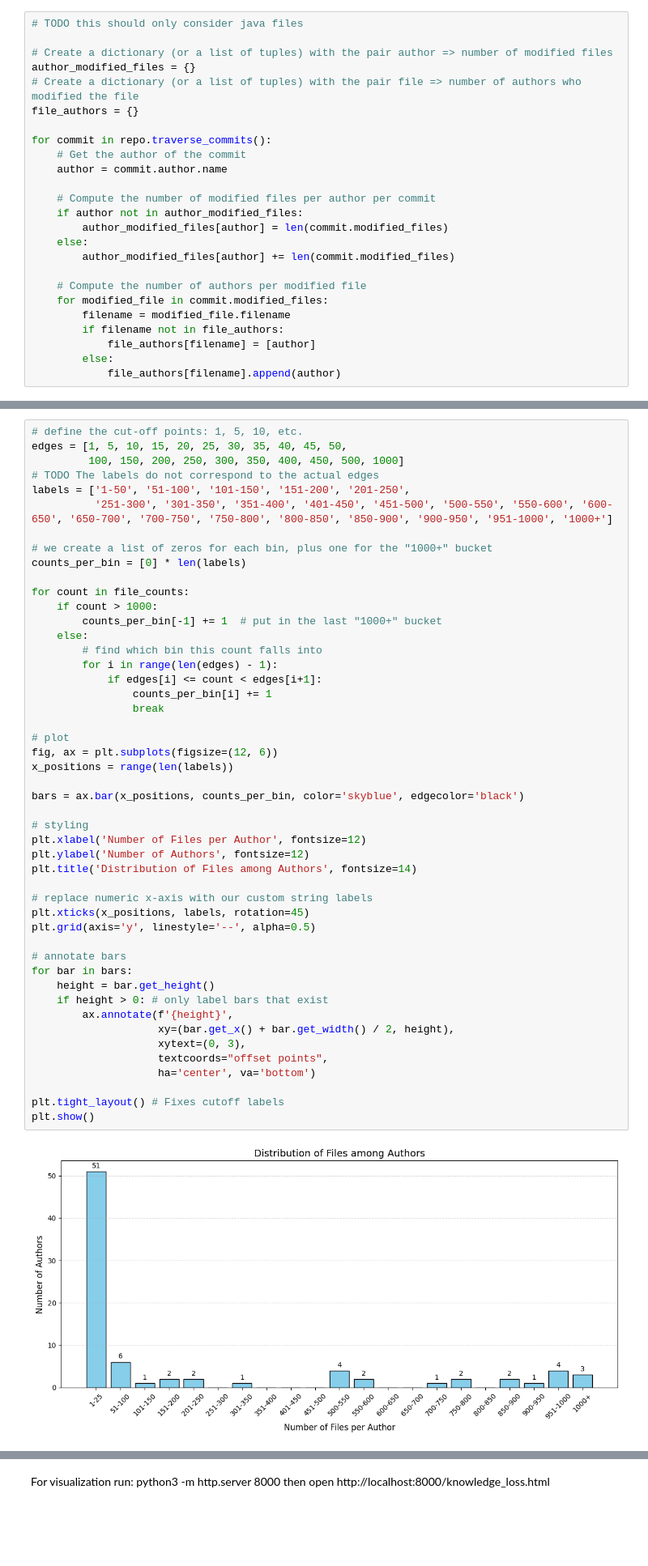
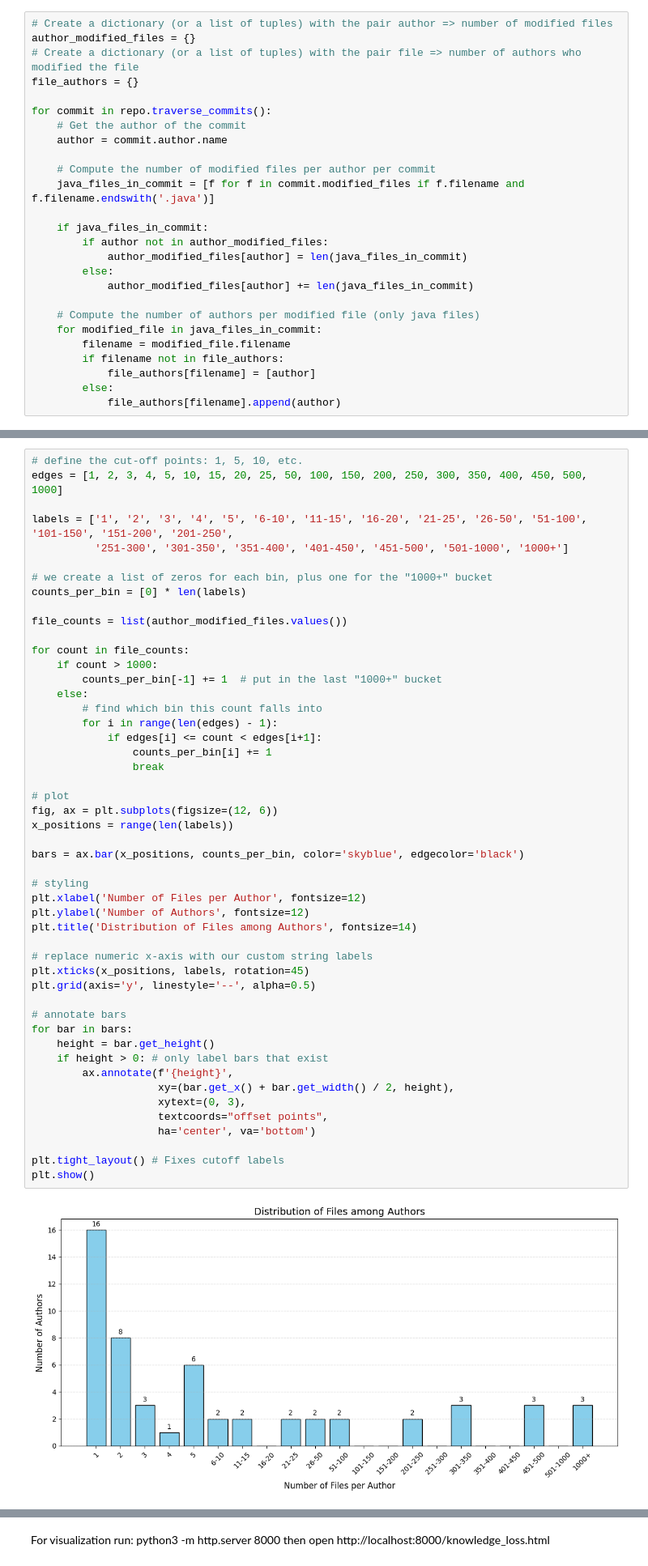
Before and after one commit to Cindylliu/FSS_Assignment_1, a Jupyter notebook: ass2/FSS-SEII-Assignment-2025.ipynb, the cells around one changed output, grey strips where cells are left out. Shown: that part at 81% size. Cells and saved outputs as stored; diff of their text form; blank space fills up the shorter version.

Commit message:
fix: consider only java files

```diff
--- a/ass2/FSS-SEII-Assignment-2025.ipynb
+++ b/ass2/FSS-SEII-Assignment-2025.ipynb
@@ -58,8 +58,6 @@ Using the function defined above, visualize the author contributions (lines adde
 
 Compare the visualization for the 3 packages and comment.
 # %%
-# TODO this should only consider java files
-
 # Create a dictionary (or a list of tuples) with the pair author => number of modified files
 author_modified_files = {}
 # Create a dictionary (or a list of tuples) with the pair file => number of authors who modified the file
@@ -70,13 +68,16 @@ for commit in repo.traverse_commits():
     author = commit.author.name
 
     # Compute the number of modified files per author per commit
-    if author not in author_modified_files:
-        author_modified_files[author] = len(commit.modified_files)
-    else:
-        author_modified_files[author] += len(commit.modified_files)
+    java_files_in_commit = [f for f in commit.modified_files if f.filename and f.filename.endswith('.java')]
 
-    # Compute the number of authors per modified file
-    for modified_file in commit.modified_files:
+    if java_files_in_commit:
+        if author not in author_modified_files:
+            author_modified_files[author] = len(java_files_in_commit)
+        else:
+            author_modified_files[author] += len(java_files_in_commit)
+
+    # Compute the number of authors per modified file (only java files)
+    for modified_file in java_files_in_commit:
         filename = modified_file.filename
         if filename not in file_authors:
             file_authors[filename] = [author]
@@ -128,13 +121,14 @@ Number of authors who did not modify any file: 2
 # %%
 # define the cut-off points: 1, 5, 10, etc.
-edges = [1, 5, 10, 15, 20, 25, 30, 35, 40, 45, 50,
-         100, 150, 200, 250, 300, 350, 400, 450, 500, 1000]
-# TODO The labels do not correspond to the actual edges
-labels = ['1-50', '51-100', '101-150', '151-200', '201-250',
-          '251-300', '301-350', '351-400', '401-450', '451-500', '500-550', '550-600', '600-650', '650-700', '700-750', '750-800', '800-850', '850-900', '900-950', '951-1000', '1000+']
+edges = [1, 2, 3, 4, 5, 10, 15, 20, 25, 50, 100, 150, 200, 250, 300, 350, 400, 450, 500, 1000]
+
+labels = ['1', '2', '3', '4', '5', '6-10', '11-15', '16-20', '21-25', '26-50', '51-100', '101-150', '151-200', '201-250',
+          '251-300', '301-350', '351-400', '401-450', '451-500', '501-1000', '1000+']
 
 # we create a list of zeros for each bin, plus one for the "1000+" bucket
 counts_per_bin = [0] * len(labels)
+
+file_counts = list(author_modified_files.values())
 
 for count in file_counts:
     if count > 1000:
@@ -147,34 +141,34 @@ for count in file_counts:
                 break
 
 # plot
 fig, ax = plt.subplots(figsize=(12, 6))
 x_positions = range(len(labels))
 
 bars = ax.bar(x_positions, counts_per_bin, color='skyblue', edgecolor='black')
 
 # styling
 plt.xlabel('Number of Files per Author', fontsize=12)
 plt.ylabel('Number of Authors', fontsize=12)
 plt.title('Distribution of Files among Authors', fontsize=14)
 
 # replace numeric x-axis with our custom string labels
 plt.xticks(x_positions, labels, rotation=45)
 plt.grid(axis='y', linestyle='--', alpha=0.5)
 
 # annotate bars
 for bar in bars:
     height = bar.get_height()
     if height > 0: # only label bars that exist
         ax.annotate(f'{height}',
                     xy=(bar.get_x() + bar.get_width() / 2, height),
                     xytext=(0, 3),
                     textcoords="offset points",
                     ha='center', va='bottom')
 
 plt.tight_layout() # Fixes cutoff labels
 plt.show()
 # %% [output]
-[figure, old version]
+[figure, new version]
 # %%
 def compute_line_changes_from_package_path(package_path: str, modification: Modification) -> int:
     author_line_changes = {}
```
Also changed, not shown: parts of 3 cells of this notebook, 3 other files.
